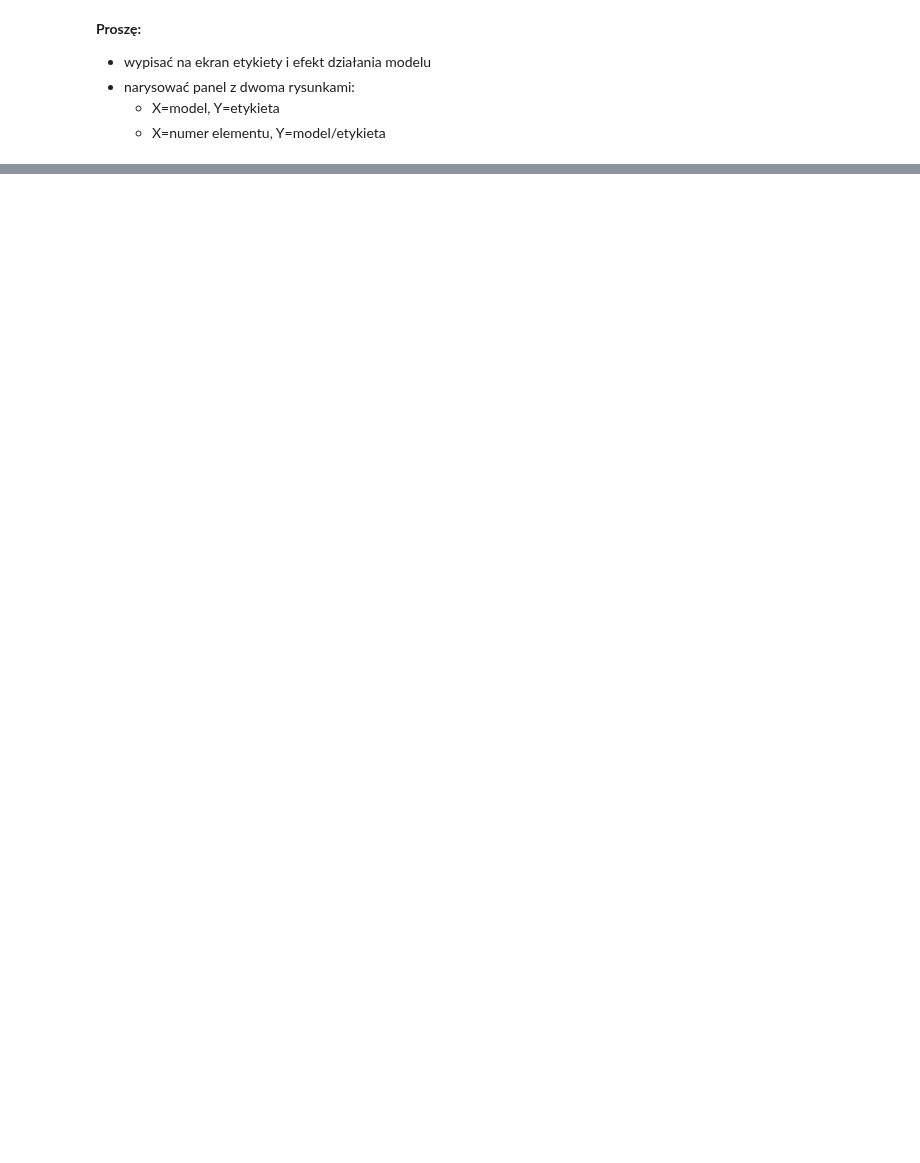
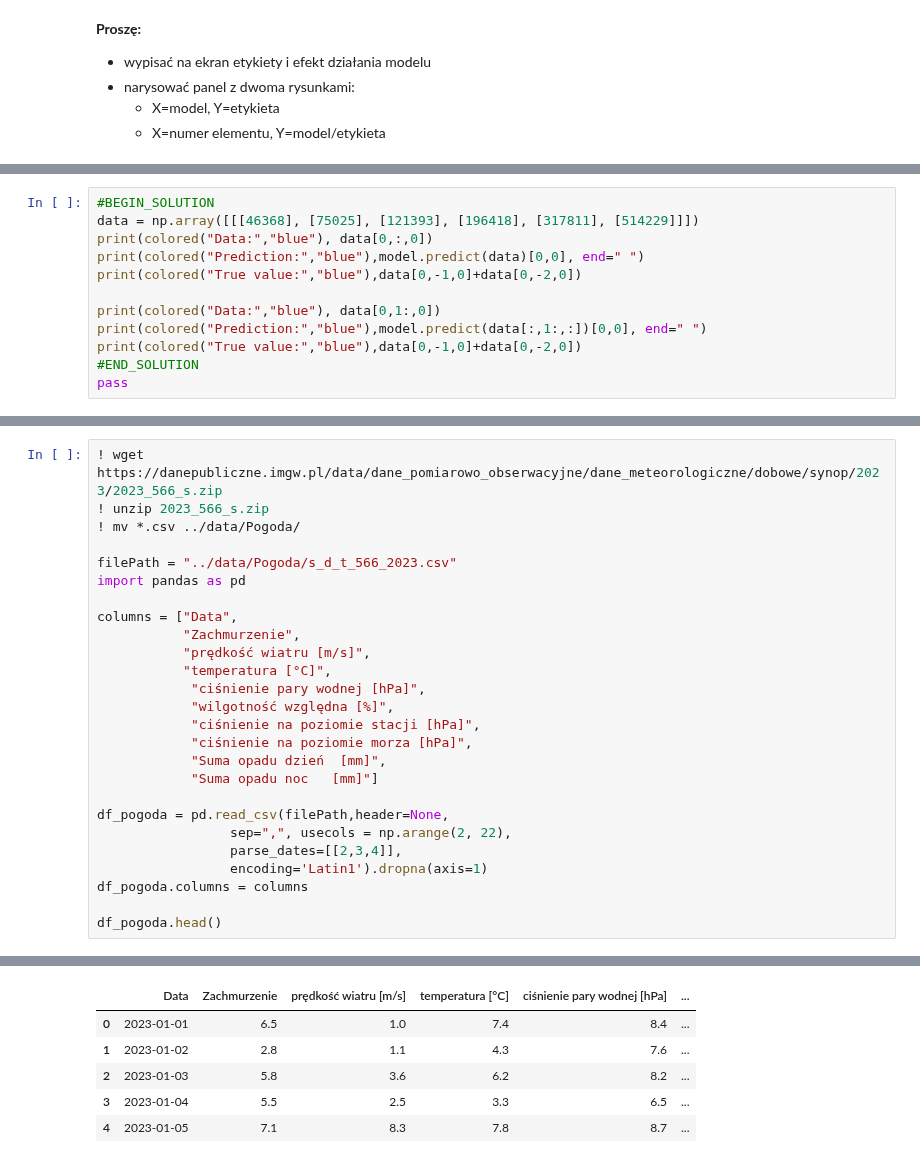
Before and after one commit to akalinow/UczenieMaszynoweII, a Jupyter notebook: PL/10_Sieci_rekurencyjne.ipynb, the cells around one changed output, grey strips where cells are left out. Saved outputs shown, nothing was run; the diff lists cells and outputs as text; blank space fills up the shorter version.

```diff
--- a/PL/10_Sieci_rekurencyjne.ipynb
+++ b/PL/10_Sieci_rekurencyjne.ipynb
@@ -375,0 +370,12 @@ Label, prediction: 514229 512076
+# %%
+#BEGIN_SOLUTION
+data = np.array([[[46368], [75025], [121393], [196418], [317811], [514229]]])
+print(colored("Data:","blue"), data[0,:,0])
+print(colored("Prediction:","blue"),model.predict(data)[0,0], end=" ")
+print(colored("True value:","blue"),data[0,-1,0]+data[0,-2,0])
+
+print(colored("Data:","blue"), data[0,1:,0])
+print(colored("Prediction:","blue"),model.predict(data[:,1:,:])[0,0], end=" ")
+print(colored("True value:","blue"),data[0,-1,0]+data[0,-2,0])
+#END_SOLUTION
+pass
@@ -375,0 +589,27 @@ Label, prediction: 514229 512076
+# %%
+! wget https://danepubliczne.imgw.pl/data/dane_pomiarowo_obserwacyjne/dane_meteorologiczne/dobowe/synop/2023/2023_566_s.zip
+! unzip 2023_566_s.zip
+! mv *.csv ../data/Pogoda/
+
+filePath = "../data/Pogoda/s_d_t_566_2023.csv"
+import pandas as pd
+
+columns = ["Data",
+           "Zachmurzenie",
+           "prędkość wiatru [m/s]",
+           "temperatura [°C]",
+            "ciśnienie pary wodnej [hPa]",
+            "wilgotność względna [%]",
+            "ciśnienie na poziomie stacji [hPa]",
+            "ciśnienie na poziomie morza [hPa]",
+            "Suma opadu dzień  [mm]",
+            "Suma opadu noc   [mm]"]
+
+df_pogoda = pd.read_csv(filePath,header=None,
+                 sep=",", usecols = np.arange(2, 22),
+                 parse_dates=[[2,3,4]],
+                 encoding='Latin1').dropna(axis=1)
+df_pogoda.columns = columns
+
+df_pogoda.head()
+# %% [output]
@@ -375,0 +630,6 @@ Label, prediction: 514229 512076
+|  | Data | Zachmurzenie | prędkość wiatru [m/s] | temperatura [°C] | ciśnienie pary wodnej [hPa] | ... |
+| 0 | 2023-01-01 | 6.5 | 1.0 | 7.4 | 8.4 | ... |
+| 1 | 2023-01-02 | 2.8 | 1.1 | 4.3 | 7.6 | ... |
+| 2 | 2023-01-03 | 5.8 | 3.6 | 6.2 | 8.2 | ... |
+| 3 | 2023-01-04 | 5.5 | 2.5 | 3.3 | 6.5 | ... |
+| 4 | 2023-01-05 | 7.1 | 8.3 | 7.8 | 8.7 | ... |
```
Also changed, not shown: parts of 35 cells of this notebook, 1 other file.
